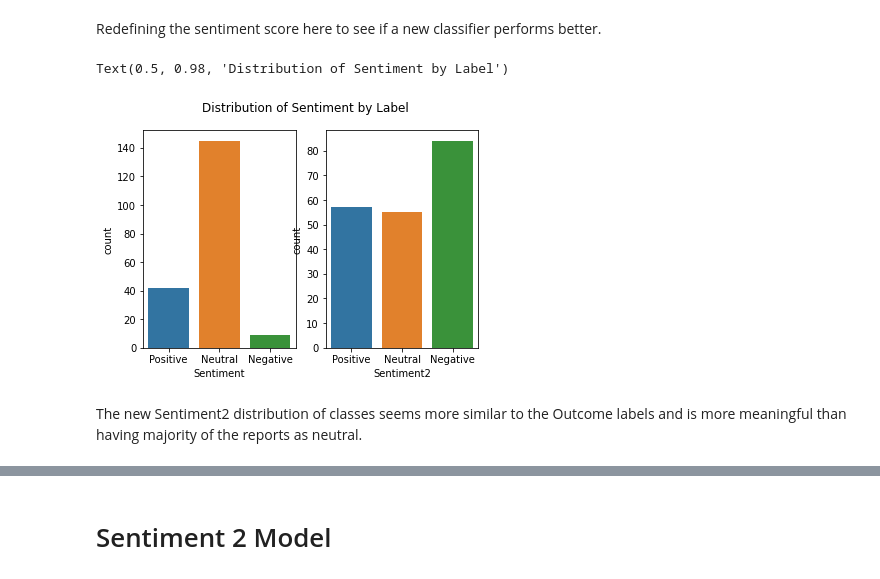
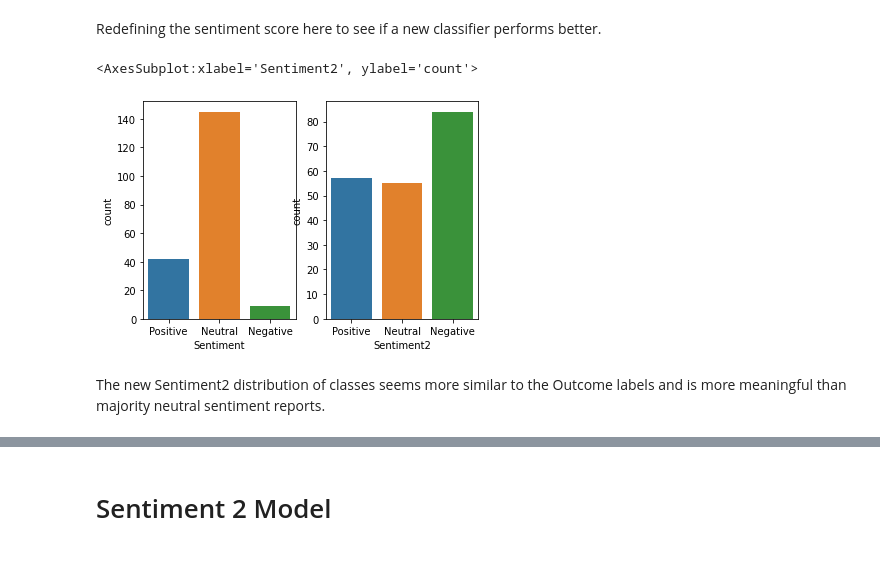
Before and after one commit to ngockle/Projects, a Jupyter notebook: Contact Report Analysis/Sentiment Analysis - Contact Reports.ipynb, the cells around one changed output, grey strips where cells are left out. Saved outputs shown, nothing was run; the diff lists cells and outputs as text; code cells hidden in the pictures.

```diff
--- a/Contact Report Analysis/Sentiment Analysis - Contact Reports.ipynb
+++ b/Contact Report Analysis/Sentiment Analysis - Contact Reports.ipynb
@@ -353,13 +344,12 @@ df['Sentiment2'] = df['compound'].apply(sentiment2)
 # %%
 fig, ax=plt.subplots(1,2)
 sns.countplot(df['Sentiment'], ax=ax[0])
 sns.countplot(df['Sentiment2'], ax=ax[1])
-plt.suptitle('Distribution of Sentiment by Label')
 # %% [output]
-Text(0.5, 0.98, 'Distribution of Sentiment by Label')
+<AxesSubplot:xlabel='Sentiment2', ylabel='count'>
-[figure, old version]
+[figure, new version]
 # %% [markdown]
-The new Sentiment2 distribution of classes seems more similar to the Outcome labels and is more meaningful than having majority of the reports as neutral.
+The new Sentiment2 distribution of classes seems more similar to the Outcome labels and is more meaningful than majority neutral sentiment reports.
 # %%
 #Comparing sentiment and revised sentiment2 with outcome
 sns.relplot(x='Sentiment', y ="compound", hue="Outcome", data=df)
```
Also changed, not shown: parts of 38 cells of this notebook.
